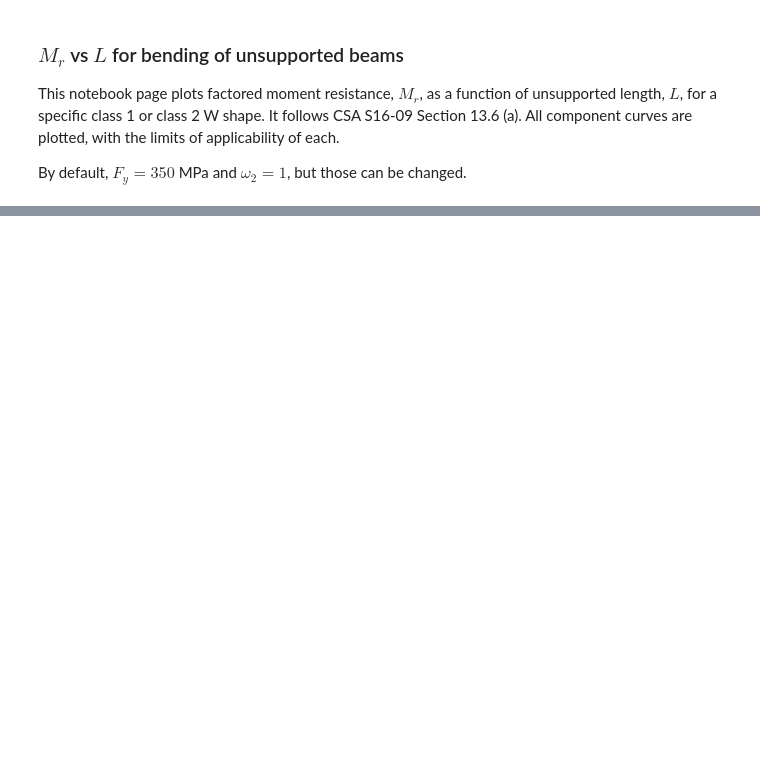
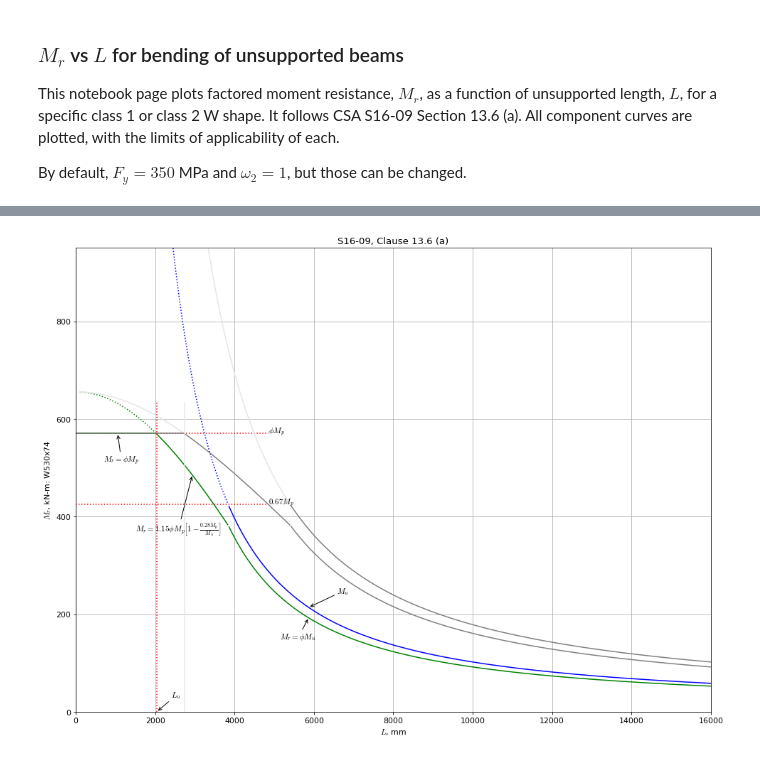
Before and after one commit to nholtz/cive3205, a Jupyter notebook: notebooks/Beams/Plot-Mr-vs-L-2omega2s.ipynb, the cells around one changed output, grey strips where cells are left out. Saved outputs shown, nothing was run; the diff lists cells and outputs as text; code cells hidden in the pictures; blank space fills up the shorter version.

```diff
--- a/notebooks/Beams/Plot-Mr-vs-L-2omega2s.ipynb
+++ b/notebooks/Beams/Plot-Mr-vs-L-2omega2s.ipynb
@@ -128,0 +96,23 @@ plt.plot([Lu,Lu],[0.,Mp],'r:')
+# %%
+# compute Mu2 as a function of L using omega2 = 1.75
+omega2 = 1.75
+P = E*Iy*G*J
+Q = (np.pi*E/L)**2*Iy*Cw
+Mu2 = (omega2*np.pi/L)*np.sqrt(P+Q) * 1.E-6
+
+j2 = np.where(Mu2<=Me)[0][0]   # index of first Mu <= 0.67 Mp
+Mr2 = 1.15*phi*Mp*(1.-(0.28*Mp/Mu2[:j2+1]))
+k2 = np.where(Mr2<=phi*Mp)[0][0]  # index of first Mr <= phi Mp
+
+ax.plot(L[:j2],Mu2[:j2],'0.9',L[j2:],Mu2[j2:],'0.5',L[j2:],Mu2[j2:]*phi,'0.5')
+m = np.where(L>=L[j2]+2000.)[0][0]
+m = np.where(L>=L[j2]+2000.)[0][0]
+ax.plot(L[:k2],Mr2[:k2],'0.9',L[k2:j2],Mr2[k2:j2],'0.5')
+ax.plot([0.,L[k2]],[phi*Mp,phi*Mp],'0.5')
+m = int((j2+k2)/2)
+m = int(k2/2)
+Lu = L[k2]
+ax.plot([Lu,Lu],[0.,Mp],'0.9');
+fig
+# %% [output]
+[figure, added]
```
Also changed, not shown: parts of 9 cells of this notebook.
